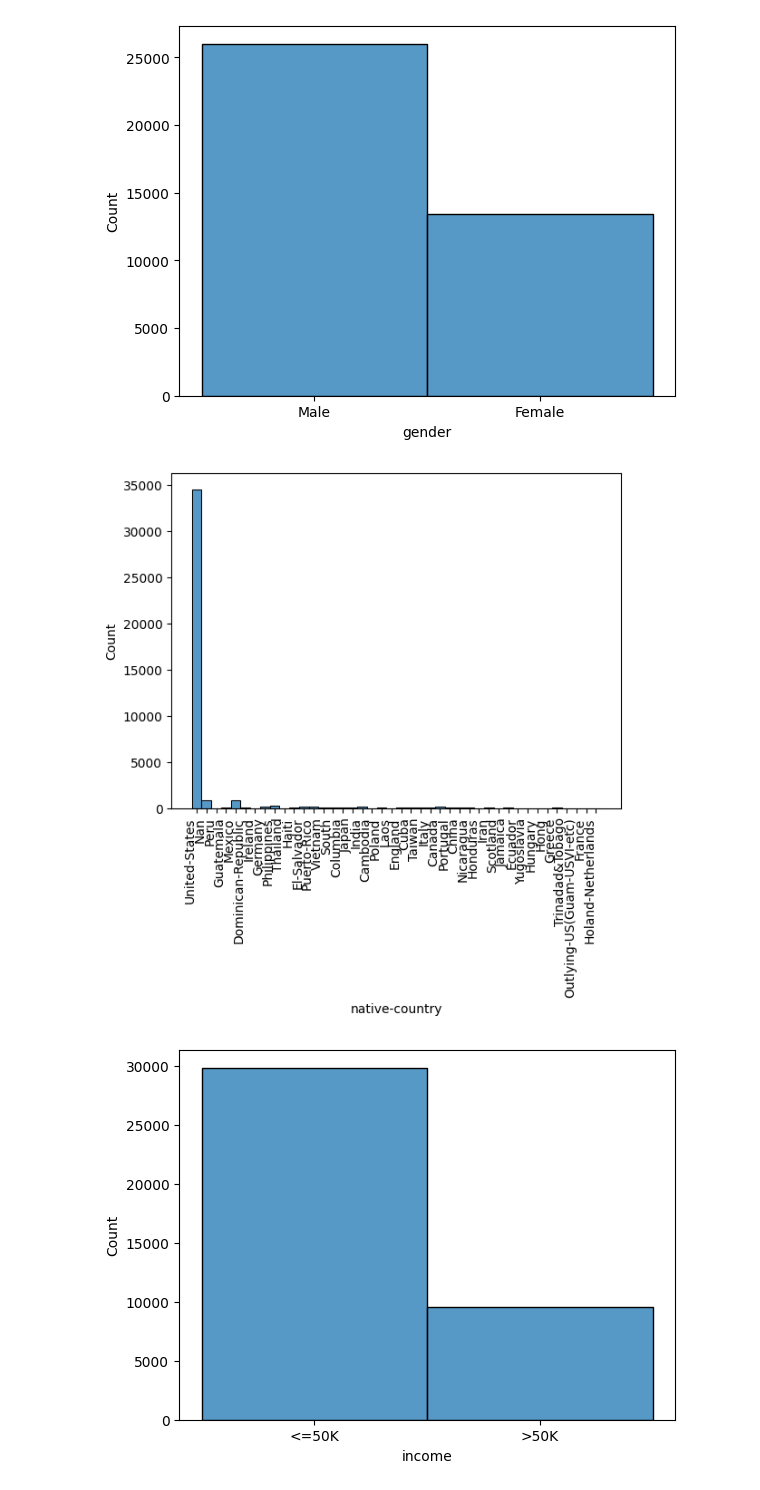
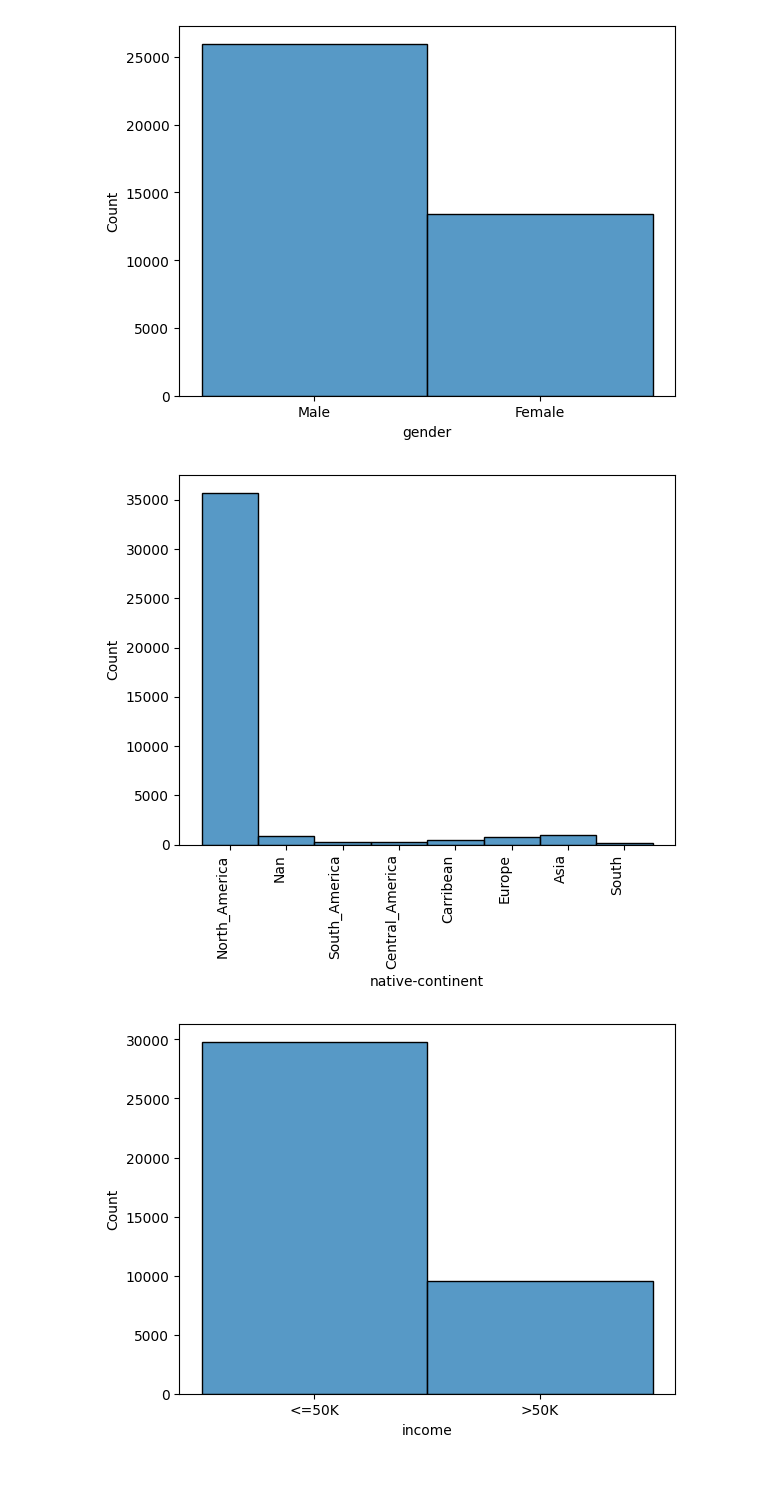
Before and after one commit to BrianArradondo/Project-2-options-Brian-Arradondo.ipynb, a Jupyter notebook: Project_2_Adult_Income_Brian_Arradondo.ipynb, the cells around one changed output. Drawn from its saved outputs; the diff is of its cells as text; code cells hidden in the pictures.

```diff
--- a/Project_2_Adult_Income_Brian_Arradondo.ipynb
+++ b/Project_2_Adult_Income_Brian_Arradondo.ipynb
@@ -218,0 +278,3 @@ Name: workclass, dtype: int64
+# %%
+df = df.rename(columns={"native-country":"native-continent"})
+df.head()
@@ -238,0 +310,13 @@ Name: education, dtype: int64
+# %%
+df["education"] = df["education"].replace("1st-4th","Elementary")
+df["education"] = df["education"].replace("5th-6th","Elementary")
+df["education"] = df["education"].replace("7th-8th","Middle_School")
+df["education"] = df["education"].replace("9th", "High_School")
+df["education"] = df["education"].replace("10th", "High_School")
+df["education"] = df["education"].replace("11th", "High_School")
+df["education"] = df["education"].replace("12th", "High_School")
+df["education"] = df["education"].replace("HS-grad", "High_School")
+df["education"] = df["education"].replace("Assoc-acdm", "College")
+df["education"] = df["education"].replace("Assoc-voc", "College")
+df["education"] = df["education"].replace("Some-college", "College")
+df["education"].value_counts()
@@ -287,5 +382,8 @@ Priv-house-serv       238
 Armed-Forces           15
 Name: occupation, dtype: int64
 # %%
+df["race"] = df["race"].replace("Amer-Indian-Eskimo","Other")
+df["race"] = df["race"].replace("Asian-Pac-Islander","Other")
+df["race"] = df["race"].replace("Black","Other")
 df["race"].value_counts() # This line of code reveals if this column has any error in the column values.
 # %% [output]
@@ -328,3 +422,0 @@ Name: native-country, dtype: int64
-# %%
-df["native-country"] = df["native-country"].replace("?","Nan") # This line of code replaces the "?" with a Nan value to be imputed in later processes.
-df["native-country"].value_counts()
@@ -414,12 +542,12 @@ sns.histplot(x="gender", data=df); # This line of code provides a univariate vis
 # %% [output]
 [figure]
 # %%
-sns.histplot(x="native-country", data=df);
+sns.histplot(x="native-continent", data=df);
 plt.xticks(rotation=90, ha='right') # This line of code provides a univariate visual for this value
 fig.tight_layout()
 plt.show()
 # %% [output]
-[figure, old version]
+[figure, new version]
 # %%
 sns.histplot(x="income", data=df); # This line of code provides a univariate visual for this value
 # %% [output]
```
Also changed, not shown: parts of 29 cells of this notebook.
